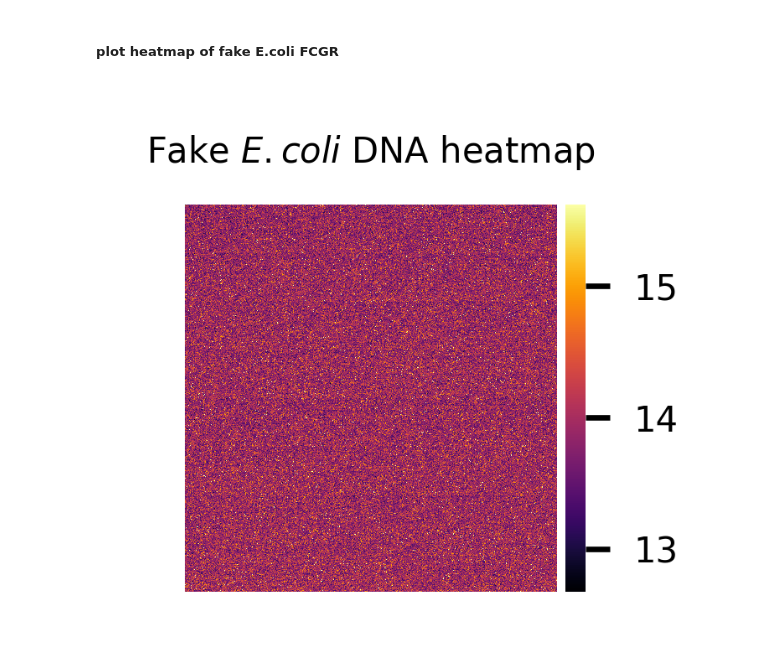
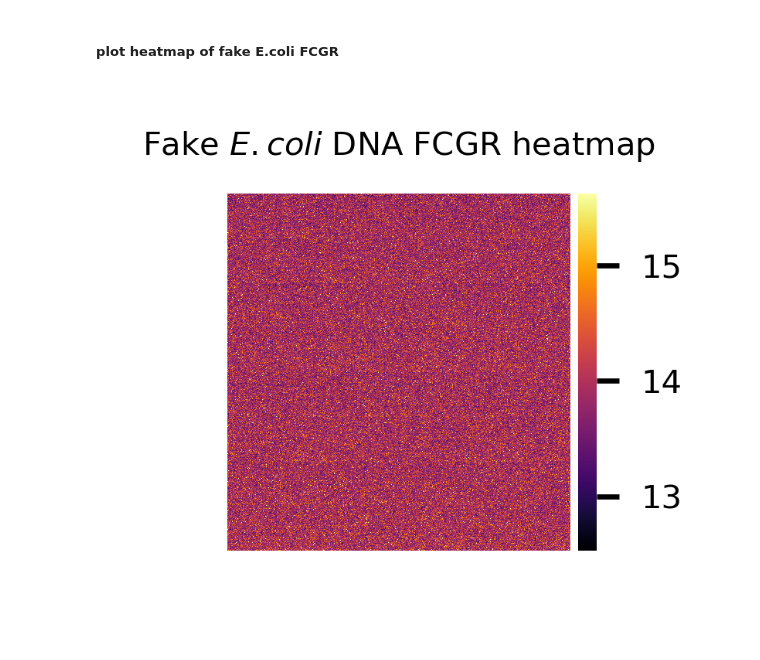
Before and after one commit to cellsemantics/Oligo_Promotion, a Jupyter notebook: FCGR/ecoli real vs fake heatmap.ipynb, the cells around one changed output. Drawn from its saved outputs; the diff is of its cells as text; code cells hidden in the pictures; blank space fills up the shorter version.

```diff
--- a/FCGR/ecoli real vs fake heatmap.ipynb
+++ b/FCGR/ecoli real vs fake heatmap.ipynb
@@ -9,7 +9,7 @@ kmer_length=10
 # %% [markdown]
 ##### provide ecoli file path
 # %%
-file_path_ecoli = "/home/abhishek/Downloads/562.5708.fna"
+file_path_ecoli = "562.5708.fna"
 # %% [markdown]
 ##### Generate FCGR of original E.coli
 # %%
@@ -114,32 +114,32 @@ plt.savefig("Original ecoli fcgr.png", dpi = 600)
 # %%
 import matplotlib.pyplot as plt
 import seaborn as sns
 import numpy as np
 # import utility
 
 fig, ax = plt.subplots(1, 1, figsize=(1.15, 1), dpi = 600)
 heatmap1 =sns.heatmap(-np.log(fcgr_sequence_ecoli_fake/fcgr_sequence_ecoli_fake.sum()), ax=ax, cmap= "inferno", cbar_kws={'orientation': 'vertical', 'pad': 0.02})
 ax.set_xlabel(None)
 ax.set_ylabel(None)
 ax.set_xticklabels([])
 ax.set_yticklabels([])
 ax.set_yticks([])
 ax.set_xticks([])
 # ax.set_title(str(species[counter]))
 ax.tick_params(axis='x', labelsize=5, rotation=90)
 ax.tick_params(axis='y', labelsize=5)
 ax.tick_params(axis='both', which='both', width=0.5)
 ax.xaxis.label.set_fontsize(5)
 ax.yaxis.label.set_fontsize(5)
 ax.title.set_fontsize(5)
 # ax = custom_figure_axis(ax=ax, show_ticks = False, fontsize=5)
 cbar1 = heatmap1.collections[0].colorbar
 cbar1.ax.yaxis.set_tick_params(labelsize=5)
 ax.set_title(None)
-title = r"Fake $\it{E.coli}$ DNA heatmap"
+title = r"Fake $\it{E.coli}$ DNA FCGR heatmap"
 
 ax.set_title(title, fontsize = 5)
 # plt.tight_layout()
 plt.savefig("fake ecoli fcgr.png", dpi = 600)
 # %% [output]
-[figure, old version]
+[figure, new version]
```
Also changed, not shown: parts of 1 cell of this notebook.
